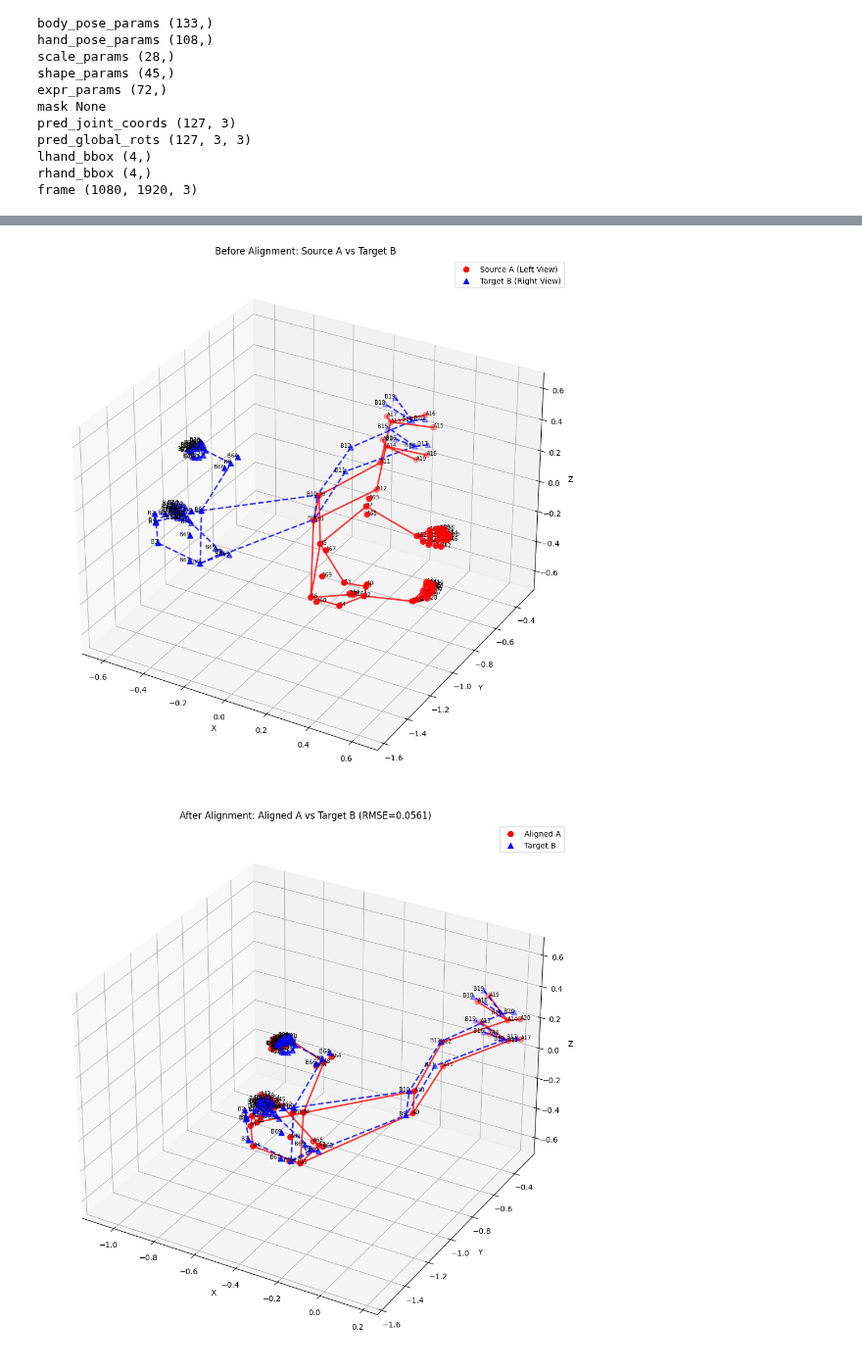
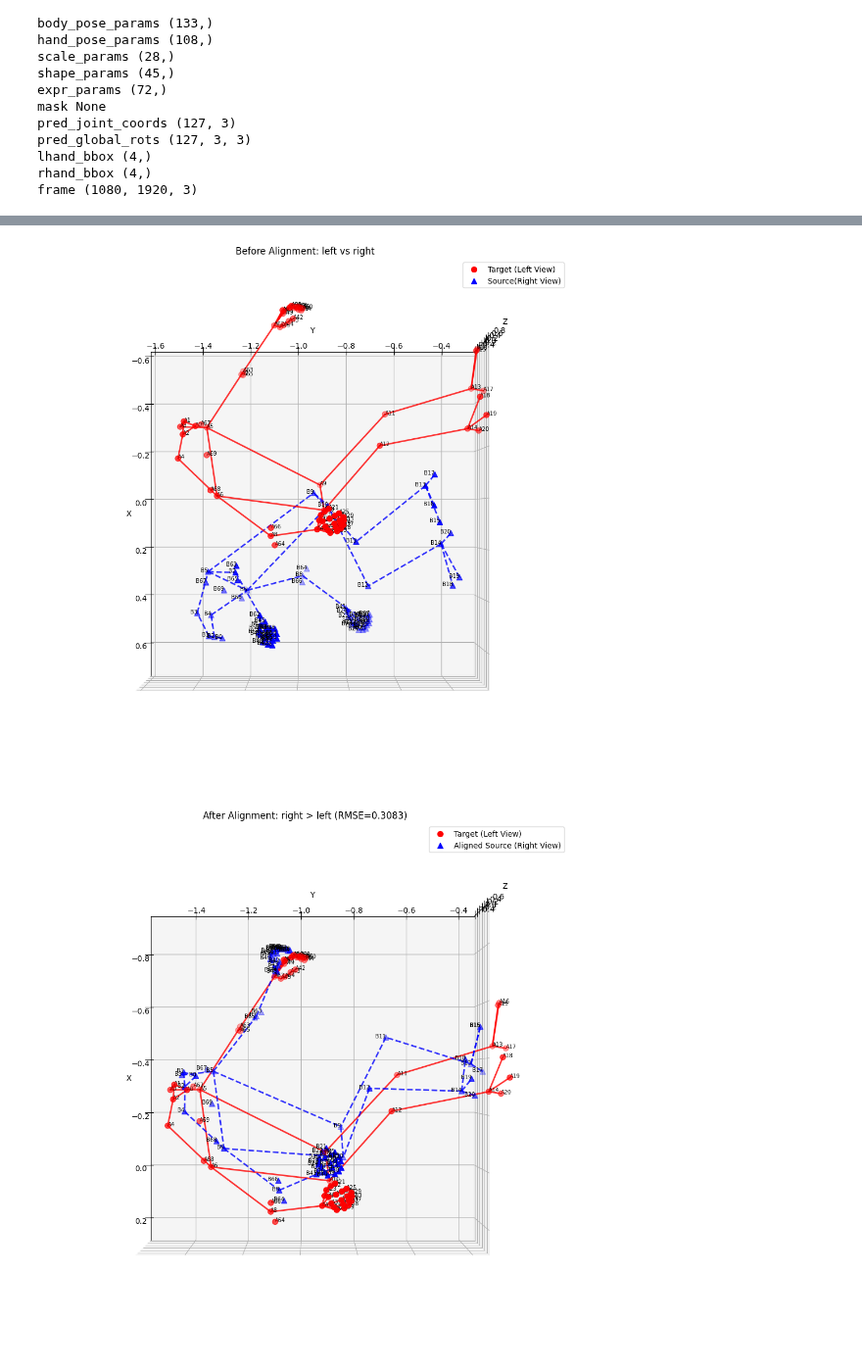
Before and after one commit to ChenKaiXuSan/Skiing_Analysis_PyTorch, a Jupyter notebook: analysis/sam3d_body.ipynb, the cells around one changed output, grey strips where cells are left out. Shown at 98% size. Cells and saved outputs as stored; diff of their text form; code cells hidden in the pictures.

```diff
--- a/analysis/sam3d_body.ipynb
+++ b/analysis/sam3d_body.ipynb
@@ -1,5 +1,5 @@
 # %%
 import numpy as np
 
-left_outputs = np.load("/workspace/data/sam3d_body_results/run_3/osmo_1_sam_3d_body_outputs.npz", allow_pickle=True)['outputs']
-right_outputs = np.load("/workspace/data/sam3d_body_results/run_3/osmo_2_sam_3d_body_outputs.npz", allow_pickle=True)['outputs']
+left_outputs = np.load("/workspace/data/sam3d_body_results/run_3/osmo_2_sam_3d_body_outputs.npz", allow_pickle=True)['outputs']
+right_outputs = np.load("/workspace/data/sam3d_body_results/run_3/osmo_1_sam_3d_body_outputs.npz", allow_pickle=True)['outputs']
@@ -200,44 +163,8 @@ Rigid Transform:
 # Visualization of 3D point set alignment with Kabsch (SVD) in NumPy
 
 import numpy as np
-import json
 import matplotlib.pyplot as plt
 
-# =========================================================================
-# 1) H36M 17 关键点骨架连线定义 (sam3d_body 常用)
-# =========================================================================
-# 定义骨架连线： (点a, 点b) 的索引对
-H36M17_EDGES = np.array([
-    [0, 1], [1, 2], [2, 3],  # 右腿: 盆骨-右髋-右膝-右脚
-    [0, 4], [4, 5], [5, 6],  # 左腿: 盆骨-左髋-左膝-左脚
-    [0, 7], [7, 8], [8, 9],  # 脊柱和头: 盆骨-脊柱-颈部-鼻子/头顶
-    [8, 10], [10, 11], [11, 12],  # 左臂: 颈部-左肩-左肘-左手腕
-    [8, 13], [13, 14], [14, 15]   # 右臂: 颈部-右肩-右肘-右手腕
-], dtype=np.int32)
-
-
-# ---------- 2) Helper: rigid transform via SVD (Kabsch) ----------
-def rigid_transform_3D(A, B):
-    # (此函数保持不变，省略代码以保持简洁)
-    # ...
-    assert A.shape == B.shape and A.shape[1] == 3
-
-    centroid_A = np.mean(A, axis=0)
-    centroid_B = np.mean(B, axis=0)
-
-    AA = A - centroid_A
-    BB = B - centroid_B
-
-    H = AA.T @ BB
-    U, S, Vt = np.linalg.svd(H)
-    R = Vt.T @ U.T
-
-    if np.linalg.det(R) < 0:
-        Vt[-1, :] *= -1
-        R = Vt.T @ U.T
-
-    t = centroid_B - R @ centroid_A
-    return R, t
 
 
 # =========================================================================
@@ -289,53 +216,54 @@ def plot_3d_skeleton_alignment(A_data, B_data, edges, title, rmse=None, A_label=
 
     ax.set_xlabel('X'); ax.set_ylabel('Y'); ax.set_zlabel('Z')
     ax.legend()
+    ax.view_init(elev=90, azim=0)
     fig.tight_layout()
     return fig
 
 
 # =========================================================================
 # 4) 执行配准和绘图
 # =========================================================================
 
 # 模拟 Ground Truth (Target B) 和 Source A
-Lt_n = left_outputs[0]['pred_keypoints_3d']    # Source A (预测结果，例如：左摄像头)
-Rt_n = right_outputs[0]['pred_keypoints_3d']   # Target B (GT 或另一视图，例如：右摄像头)
+Lt_n = left_outputs[250]['pred_keypoints_3d']    # Source A (预测结果，例如：左摄像头)
+Rt_n = right_outputs[250]['pred_keypoints_3d']   # Target B (GT 或另一视图，例如：右摄像头)
 
 # ---------- 配准计算 ----------
-R, t = rigid_transform_3D(Lt_n, Rt_n)
+R, t = rigid_transform_3D(targetr=Lt_n, source=Rt_n)
 
 # 对齐 Source A
-A_aligned = (Lt_n @ R.T) + t
+right_aligned = (R @ Rt_n.T).T
 
 # 计算对齐误差 (RMSE)
-rmse = np.sqrt(np.mean(np.sum((A_aligned - Rt_n)**2, axis=1)))
-
+rmse = np.sqrt(np.mean(np.sum((right_aligned - Lt_n)**2, axis=1)))
 
 # ---------- 绘图展示 ----------
 
 # 1. 配准前对比
+# 这里我们要把rt 配准到 lt 的坐标系下，也就是把 rt 当作 source，lt 当作 target
 fig_before = plot_3d_skeleton_alignment(
     Lt_n, Rt_n,
     visualizer.skeleton,
-    title='Before Alignment: Source A vs Target B',
-    A_label='Source A (Left View)',
-    B_label='Target B (Right View)'
+    title='Before Alignment: left vs right',
+    A_label='Target (Left View)',
+    B_label='Source(Right View)'
 )
 plt.show(fig_before)
 
 # 2. 配准后对比 (重点查看 RMSE)
 fig_after = plot_3d_skeleton_alignment(
-    A_aligned, Rt_n,
+    Lt_n, right_aligned,
     visualizer.skeleton,
-    title='After Alignment: Aligned A vs Target B',
+    title='After Alignment: right > left',
     rmse=rmse,
-    A_label='Aligned A',
-    B_label='Target B'
+    A_label='Target (Left View)',
+    B_label='Aligned Source (Right View)'
 )
 plt.show(fig_after)
 # %% [output]
-[figure, old version]
+[figure, new version]
-[figure, old version]
+[figure, new version]
 # %%
 
 def plot_person_and_cameras(kpts_world, C_L_world, C_R_world,
```
Also changed, not shown: parts of 10 cells of this notebook, 12 other files.
